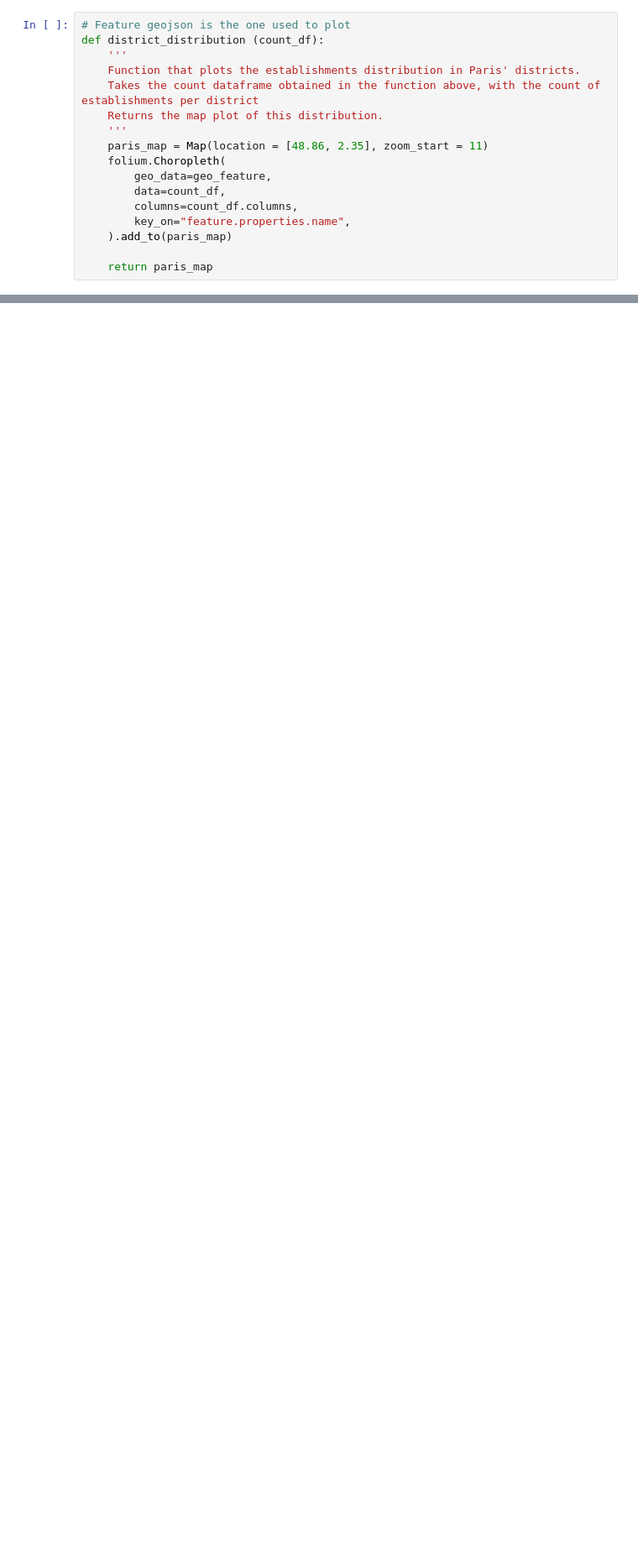
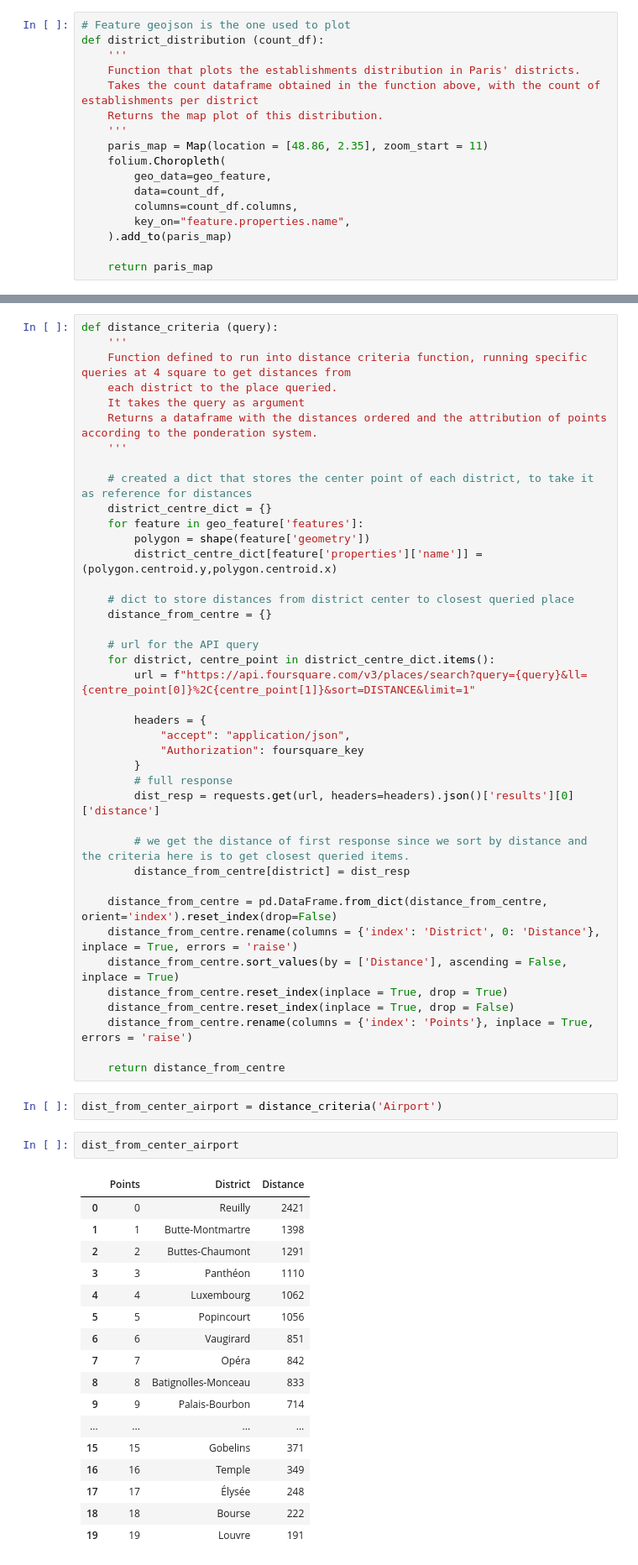
Before and after one commit to gerardrius/Gerard-Project-III, a Jupyter notebook: paris_geoqueries.ipynb, the cells around one changed output, grey strips where cells are left out. Shown: that part at 84% size. Drawn from its saved outputs; the diff is of its cells as text; blank space fills up the shorter version.

Commit message:
Distance query function done

```diff
--- a/paris_geoqueries.ipynb
+++ b/paris_geoqueries.ipynb
@@ -234,0 +248,62 @@ district_distribution(party_district_distribution)
+# %%
+def distance_criteria (query):
+    '''
+    Function defined to run into distance criteria function, running specific queries at 4 square to get distances from
+    each district to the place queried.
+    It takes the query as argument
+    Returns a dataframe with the distances ordered and the attribution of points according to the ponderation system.
+    '''
+
+    # created a dict that stores the center point of each district, to take it as reference for distances
+    district_centre_dict = {}
+    for feature in geo_feature['features']:
+        polygon = shape(feature['geometry'])
+        district_centre_dict[feature['properties']['name']] = (polygon.centroid.y,polygon.centroid.x)
+
+    # dict to store distances from district center to closest queried place
+    distance_from_centre = {}
+
+    # url for the API query
+    for district, centre_point in district_centre_dict.items():
+        url = f"https://api.foursquare.com/v3/places/search?query={query}&ll={centre_point[0]}%2C{centre_point[1]}&sort=DISTANCE&limit=1"
+
+        headers = {
+            "accept": "application/json",
+            "Authorization": foursquare_key
+        }
+        # full response
+        dist_resp = requests.get(url, headers=headers).json()['results'][0]['distance']
+
+        # we get the distance of first response since we sort by distance and the criteria here is to get closest queried items.
+        distance_from_centre[district] = dist_resp
+
+    distance_from_centre = pd.DataFrame.from_dict(distance_from_centre, orient='index').reset_index(drop=False)
+    distance_from_centre.rename(columns = {'index': 'District', 0: 'Distance'}, inplace = True, errors = 'raise')
+    distance_from_centre.sort_values(by = ['Distance'], ascending = False, inplace = True)
+    distance_from_centre.reset_index(inplace = True, drop = True)
+    distance_from_centre.reset_index(inplace = True, drop = False)
+    distance_from_centre.rename(columns = {'index': 'Points'}, inplace = True, errors = 'raise')
+
+    return distance_from_centre
+# %%
+dist_from_center_airport = distance_criteria('Airport')
+# %%
+dist_from_center_airport
+# %% [output]
+|  | Points | District | Distance |
+| 0 | 0 | Reuilly | 2421 |
+| 1 | 1 | Butte-Montmartre | 1398 |
+| 2 | 2 | Buttes-Chaumont | 1291 |
+| 3 | 3 | Panthéon | 1110 |
+| 4 | 4 | Luxembourg | 1062 |
+| 5 | 5 | Popincourt | 1056 |
+| 6 | 6 | Vaugirard | 851 |
+| 7 | 7 | Opéra | 842 |
+| 8 | 8 | Batignolles-Monceau | 833 |
+| 9 | 9 | Palais-Bourbon | 714 |
+| ... | ... | ... | ... |
+| 15 | 15 | Gobelins | 371 |
+| 16 | 16 | Temple | 349 |
+| 17 | 17 | Élysée | 248 |
+| 18 | 18 | Bourse | 222 |
+| 19 | 19 | Louvre | 191 |
```
Also changed, not shown: parts of 3 cells of this notebook.
